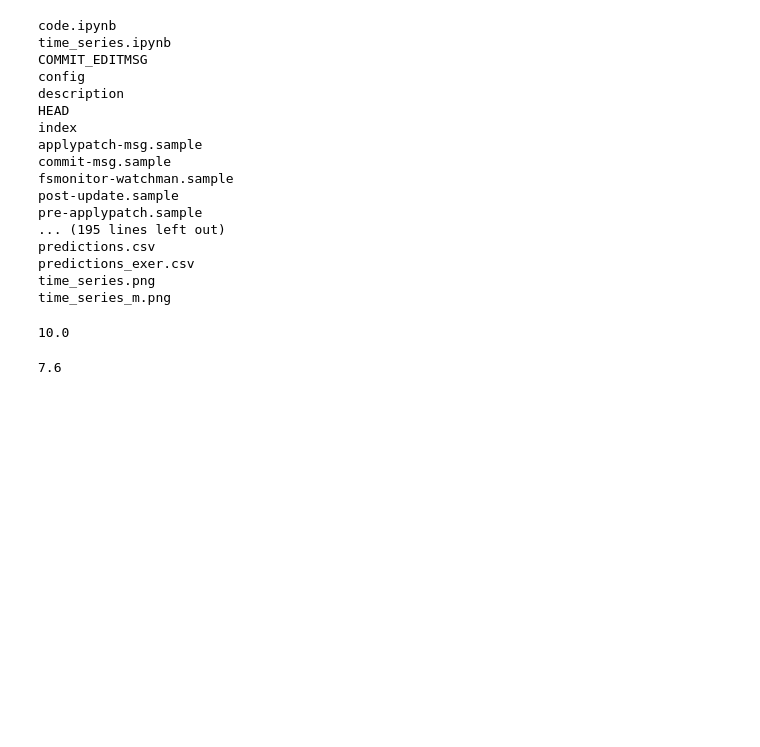
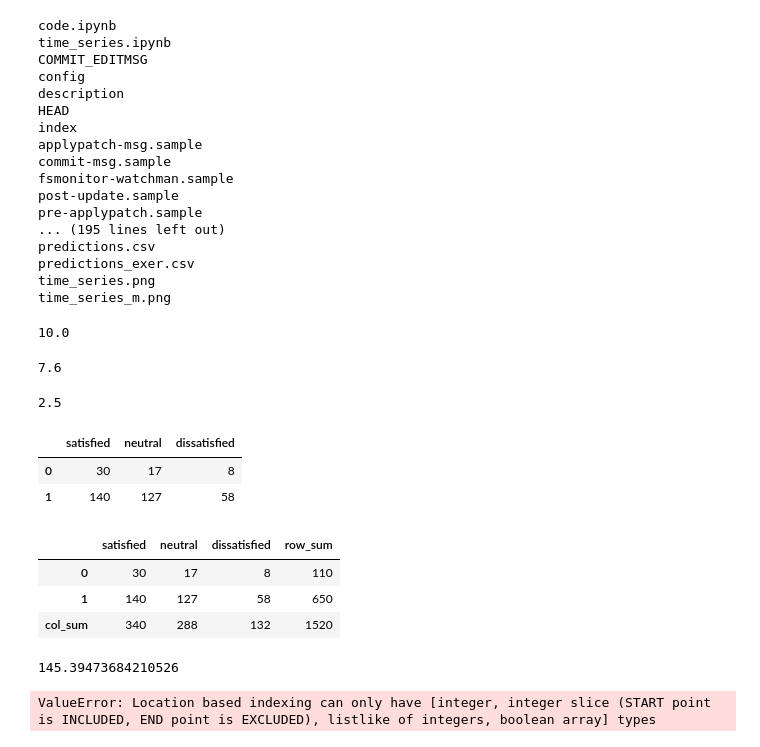
Before and after one commit to eponkratova/statistics, a Jupyter notebook: code.ipynb, the cells around one changed output. Drawn from its saved outputs; the diff is of its cells as text; code cells hidden in the pictures; blank space fills up the shorter version.

Commit message:
added the function to calculate contigency table

```diff
--- a/code.ipynb
+++ b/code.ipynb
@@ -1234,3 +1234,52 @@ expected_frequency(df, df['observed_frequency'])
 chi_square(df['observed_frequency'], df['expected_frequency'])
 # %% [output]
 7.6
+# %%
+#Creating a dataset
+raw = [{'category': 'A', 'observed_frequency': 30, 'expected_frequency': 24},
+{'category': 'B', 'observed_frequency': 20, 'expected_frequency': 24},
+{'category': 'C', 'observed_frequency': 10, 'expected_frequency': 12}
+        ]
+df = pd.DataFrame(raw)
+
+chi_square(df['observed_frequency'], df['expected_frequency'])
+# %% [output]
+2.5
+# %%
+#Creating a dataset
+raw = [{'pay type': 'Salary', 'satisfied': 30, 'neutral': 17, 'dissatisfied': 8},
+{'pay type': 'Hourly', 'satisfied': 140, 'neutral': 127, 'dissatisfied': 58}
+        ]
+df = pd.DataFrame(raw)
+df_dropped = df.drop(['pay type'], axis = 1)
+new_order = [2, 1, 0]
+df_dropped = df_dropped[df_dropped.columns[new_order]]; df_dropped
+# %% [output]
+|  | satisfied | neutral | dissatisfied |
+| 0 | 30 | 17 | 8 |
+| 1 | 140 | 127 | 58 |
+# %%
+#Calculating total row and col sum
+df_dropped['row_sum'] = df_dropped.sum(axis = 1)
+df_dropped.loc['col_sum'] = df_dropped.sum()
+df_dropped
+# %% [output]
+|  | satisfied | neutral | dissatisfied | row_sum |
+| 0 | 30 | 17 | 8 | 110 |
+| 1 | 140 | 127 | 58 | 650 |
+| col_sum | 340 | 288 | 132 | 1520 |
+# %%
+def degree_of_freedom(data):
+    """The function calculates the degrees of freedrom for the further calculation of the critical value of chi-square"""
+    df = (len(data) - 1)*(data.shape[1] - 1)
+    return df
+#exp_sat = (df.iloc[0, 1:].sum() * df.iloc[:, 1].sum()) / float(df.iloc[:, 1:].sum().sum())
+#exp_neut = (df.iloc[1, 1:].sum() * df.iloc[:, 1].sum()) / float(df.iloc[:, 1:].sum().sum())
+# %% [output]
+145.39473684210526
+# %%
+for i, row in df_dropped.iterrows():
+    for j, column in row.iteritems():
+        data[row][column] = df_dropped.iloc[i, 3] * df_dropped.iloc[2, j]
+# %% [output]
+ValueError: Location based indexing can only have [integer, integer slice (START point is INCLUDED, END point is EXCLUDED), listlike of integers, boolean array] types
```
